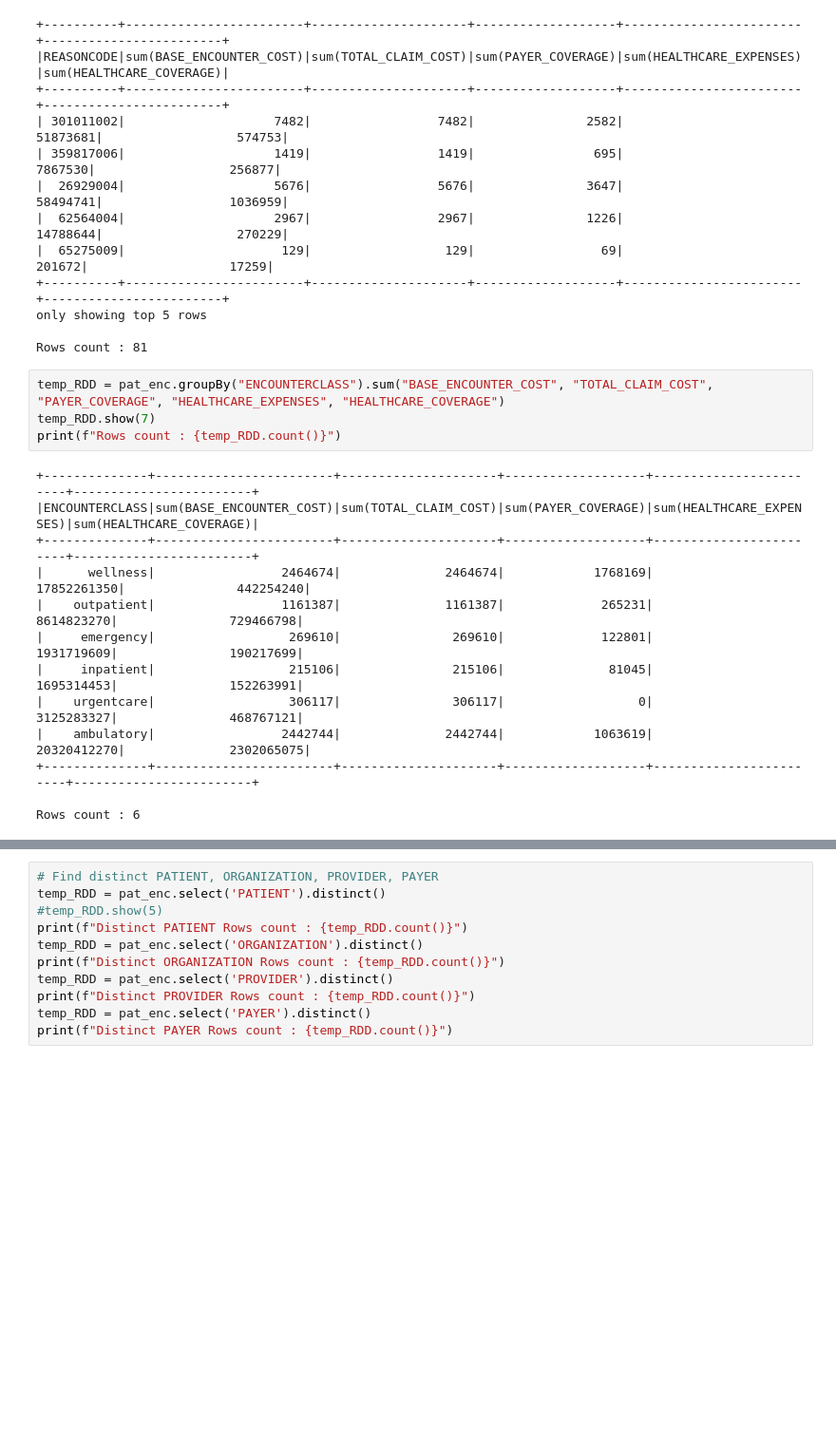
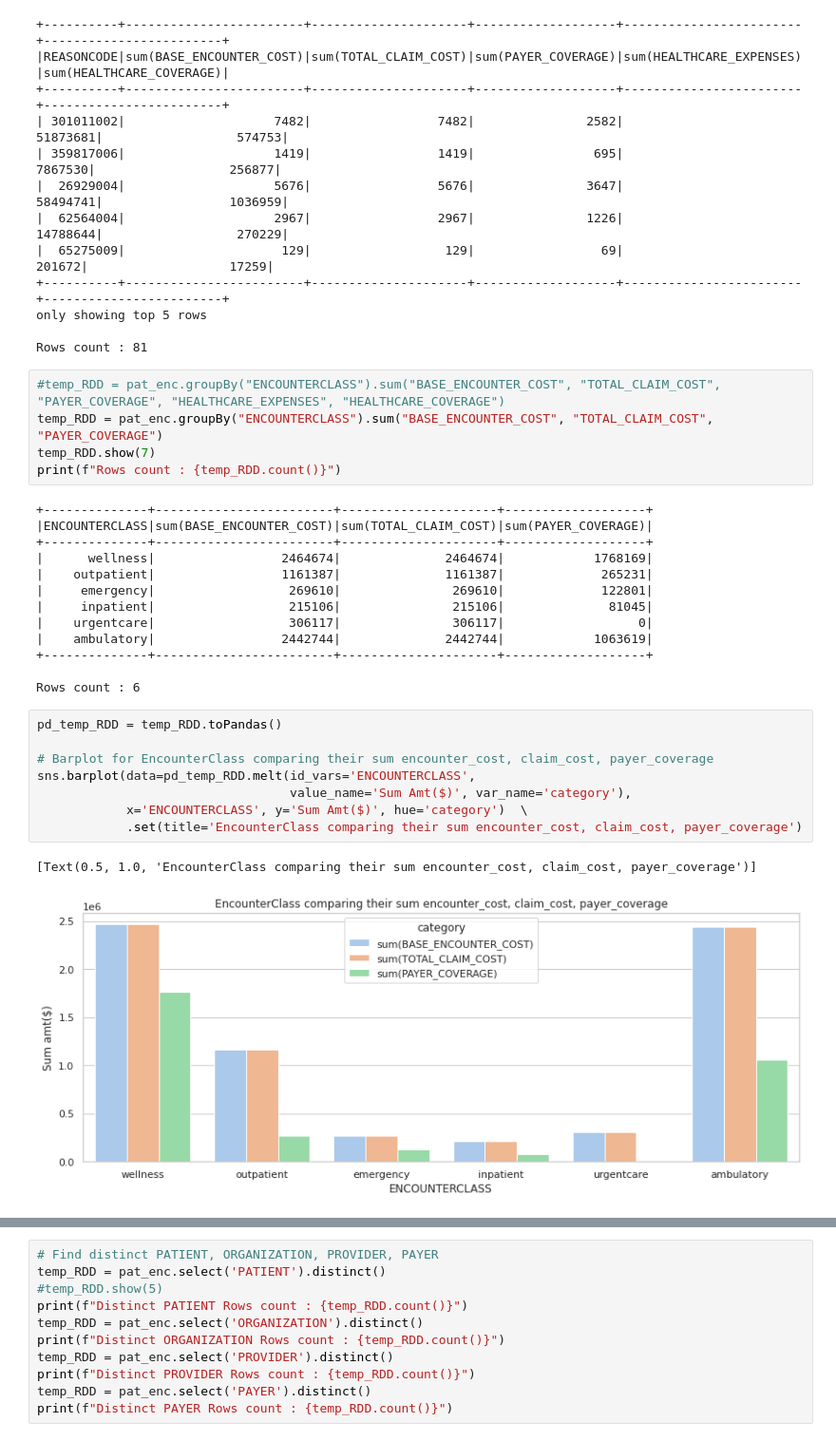
Before and after one commit to sunil-karki/EHR, a Jupyter notebook: WRL_EHR_1.ipynb, the cells around one changed output, grey strips where cells are left out. Shown at 95% size. Saved outputs shown, nothing was run; the diff lists cells and outputs as text; blank space fills up the shorter version.

Commit message:
Check on encounterclass + seaborn

```diff
--- a/WRL_EHR_1.ipynb
+++ b/WRL_EHR_1.ipynb
@@ -663,19 +666,31 @@ only showing top 5 rows
 
 Rows count : 81
 # %%
-temp_RDD = pat_enc.groupBy("ENCOUNTERCLASS").sum("BASE_ENCOUNTER_COST", "TOTAL_CLAIM_COST", "PAYER_COVERAGE", "HEALTHCARE_EXPENSES", "HEALTHCARE_COVERAGE")
+#temp_RDD = pat_enc.groupBy("ENCOUNTERCLASS").sum("BASE_ENCOUNTER_COST", "TOTAL_CLAIM_COST", "PAYER_COVERAGE", "HEALTHCARE_EXPENSES", "HEALTHCARE_COVERAGE")
+temp_RDD = pat_enc.groupBy("ENCOUNTERCLASS").sum("BASE_ENCOUNTER_COST", "TOTAL_CLAIM_COST", "PAYER_COVERAGE")
 temp_RDD.show(7)
 print(f"Rows count : {temp_RDD.count()}")
 # %% [output]
-+--------------+------------------------+---------------------+-------------------+------------------------+------------------------+
-|ENCOUNTERCLASS|sum(BASE_ENCOUNTER_COST)|sum(TOTAL_CLAIM_COST)|sum(PAYER_COVERAGE)|sum(HEALTHCARE_EXPENSES)|sum(HEALTHCARE_COVERAGE)|
-+--------------+------------------------+---------------------+-------------------+------------------------+------------------------+
-|      wellness|                 2464674|              2464674|            1768169|             17852261350|               442254240|
-|    outpatient|                 1161387|              1161387|             265231|              8614823270|               729466798|
-|     emergency|                  269610|               269610|             122801|              1931719609|               190217699|
-|     inpatient|                  215106|               215106|              81045|              1695314453|               152263991|
-|    urgentcare|                  306117|               306117|                  0|              3125283327|               468767121|
-|    ambulatory|                 2442744|              2442744|            1063619|             20320412270|              2302065075|
-+--------------+------------------------+---------------------+-------------------+------------------------+------------------------+
++--------------+------------------------+---------------------+-------------------+
+|ENCOUNTERCLASS|sum(BASE_ENCOUNTER_COST)|sum(TOTAL_CLAIM_COST)|sum(PAYER_COVERAGE)|
++--------------+------------------------+---------------------+-------------------+
+|      wellness|                 2464674|              2464674|            1768169|
+|    outpatient|                 1161387|              1161387|             265231|
+|     emergency|                  269610|               269610|             122801|
+|     inpatient|                  215106|               215106|              81045|
+|    urgentcare|                  306117|               306117|                  0|
+|    ambulatory|                 2442744|              2442744|            1063619|
++--------------+------------------------+---------------------+-------------------+
 
 Rows count : 6
+# %%
+pd_temp_RDD = temp_RDD.toPandas()
+
+# Barplot for EncounterClass comparing their sum encounter_cost, claim_cost, payer_coverage
+sns.barplot(data=pd_temp_RDD.melt(id_vars='ENCOUNTERCLASS',
+                                  value_name='Sum Amt($)', var_name='category'),
+            x='ENCOUNTERCLASS', y='Sum Amt($)', hue='category')  \
+            .set(title='EncounterClass comparing their sum encounter_cost, claim_cost, payer_coverage')
+# %% [output]
+[Text(0.5, 1.0, 'EncounterClass comparing their sum encounter_cost, claim_cost, payer_coverage')]
+[figure, added]
```
Also changed, not shown: parts of 6 cells of this notebook.
